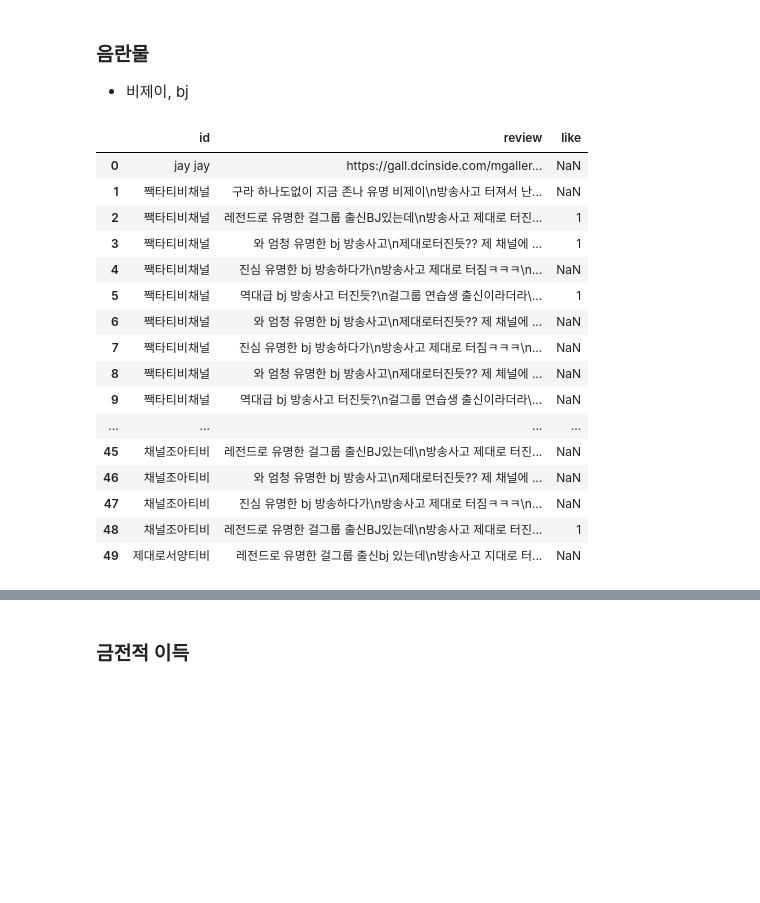
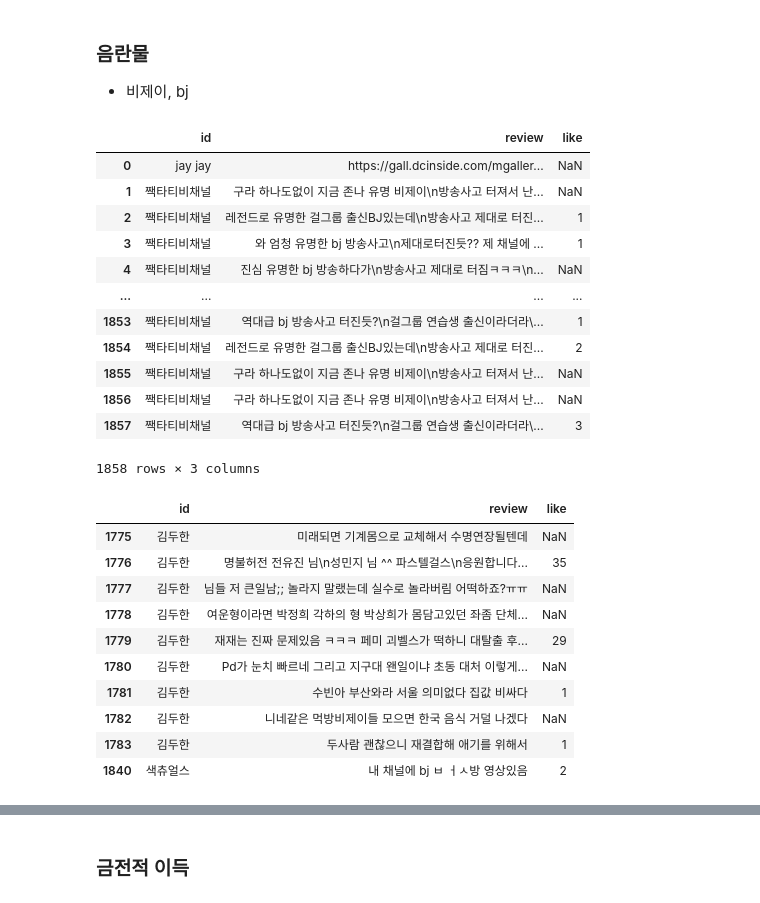
Before and after one commit to subeomsp/TIL_2, a Jupyter notebook: 유튜브 크롤링/BERT 스팸 분류 모델 for Youtube.ipynb, the cells around one changed output, grey strips where cells are left out. Cells and saved outputs as stored; diff of their text form; code cells hidden in the pictures; blank space fills up the shorter version.

```diff
--- a/유튜브 크롤링/BERT 스팸 분류 모델 for Youtube.ipynb
+++ b/유튜브 크롤링/BERT 스팸 분류 모델 for Youtube.ipynb
@@ -1208,33 +1208,46 @@ spam_type1 = pd.DataFrame(columns = temp_type1.columns)
 # %%
 def del_and_show(df_, num, spam_df):
     #해당 인덱스에 해당하는 아이디를 spam_type1에 추가
-    temp_df = df_[df_['id'] == df_['id'].loc[num]]
+    temp_df = df_[df_['id'] == df_['id'].iloc[num]]
     spam_df = pd.concat([spam_df, temp_df])
 
     #해당 인덱스 제거 후 보기
     idx_1 = df_.index
     idx_2 = temp_df.index
     idx = list(set(idx_1) - set(idx_2))
-    return df_.loc[idx], spam_df
+    df = df_.iloc[idx]
+    df.reset_index(inplace=True, drop=bool)
+
+    return df, spam_df
+# %%
+temp_type1
+# %% [output]
+|  | id | review | like |
+| 0 | jay jay | https://gall.dcinside.com/mgaller... | NaN |
+| 1 | 짹타티비채널 | 구라 하나도없이 지금 존나 유명 비제이\n방송사고 터져서 난... | NaN |
+| 2 | 짹타티비채널 | 레전드로 유명한 걸그룹 출신BJ있는데\n방송사고 제대로 터진... | 1 |
+| 3 | 짹타티비채널 | 와 엄청 유명한 bj 방송사고\n제대로터진듯?? 제 채널에 ... | 1 |
+| 4 | 짹타티비채널 | 진심 유명한 bj 방송하다가\n방송사고 제대로 터짐ㅋㅋㅋ\n... | NaN |
+| ... | ... | ... | ... |
+| 1853 | 짹타티비채널 | 역대급 bj 방송사고 터진듯?\n걸그룹 연습생 출신이라더라\... | 1 |
+| 1854 | 짹타티비채널 | 레전드로 유명한 걸그룹 출신BJ있는데\n방송사고 제대로 터진... | 2 |
+| 1855 | 짹타티비채널 | 구라 하나도없이 지금 존나 유명 비제이\n방송사고 터져서 난... | NaN |
+| 1856 | 짹타티비채널 | 구라 하나도없이 지금 존나 유명 비제이\n방송사고 터져서 난... | NaN |
+| 1857 | 짹타티비채널 | 역대급 bj 방송사고 터진듯?\n걸그룹 연습생 출신이라더라\... | 3 |
+1858 rows × 3 columns
 # %%
-temp_type1, spam_type1 = del_and_show(temp_type1, 300, spam_type1)
-temp_type1.iloc[:50]
+temp_type1, spam_type1 = del_and_show(temp_type1, 1421, spam_type1)
+temp_type1.iloc[600:650]
 # %% [output]
 |  | id | review | like |
-| 0 | jay jay | https://gall.dcinside.com/mgaller... | NaN |
-| 1 | 짹타티비채널 | 구라 하나도없이 지금 존나 유명 비제이\n방송사고 터져서 난... | NaN |
-| 2 | 짹타티비채널 | 레전드로 유명한 걸그룹 출신BJ있는데\n방송사고 제대로 터진... | 1 |
-| 3 | 짹타티비채널 | 와 엄청 유명한 bj 방송사고\n제대로터진듯?? 제 채널에 ... | 1 |
-| 4 | 짹타티비채널 | 진심 유명한 bj 방송하다가\n방송사고 제대로 터짐ㅋㅋㅋ\n... | NaN |
-| 5 | 짹타티비채널 | 역대급 bj 방송사고 터진듯?\n걸그룹 연습생 출신이라더라\... | 1 |
-| 6 | 짹타티비채널 | 와 엄청 유명한 bj 방송사고\n제대로터진듯?? 제 채널에 ... | NaN |
-| 7 | 짹타티비채널 | 진심 유명한 bj 방송하다가\n방송사고 제대로 터짐ㅋㅋㅋ\n... | NaN |
-| 8 | 짹타티비채널 | 와 엄청 유명한 bj 방송사고\n제대로터진듯?? 제 체널에 ... | NaN |
-| 9 | 짹타티비채널 | 역대급 bj 방송사고 터진듯?\n걸그룹 연습생 출신이라더라\... | NaN |
-| ... | ... | ... | ... |
-| 45 | 채널조아티비 | 레전드로 유명한 걸그룹 출신BJ있는데\n방송사고 제대로 터진... | NaN |
-| 46 | 채널조아티비 | 와 엄청 유명한 bj 방송사고\n제대로터진듯?? 제 채널에 ... | NaN |
-| 47 | 채널조아티비 | 진심 유명한 bj 방송하다가\n방송사고 제대로 터짐ㅋㅋㅋ\n... | NaN |
-| 48 | 채널조아티비 | 레전드로 유명한 걸그룹 출신BJ있는데\n방송사고 제대로 터진... | 1 |
-| 49 | 제대로서양티비 | 레전드로 유명한 걸그룹 출신bj 있는데\n방송사고 지대로 터... | NaN |
+| 1775 | 김두한 | 미래되면 기계몸으로 교체해서 수명연장될텐데 | NaN |
+| 1776 | 김두한 | 명불허전 전유진 님\n성민지 님 ^^ 파스텔걸스\n응원합니다... | 35 |
+| 1777 | 김두한 | 님들 저 큰일남;; 놀라지 말랬는데 실수로 놀라버림 어떡하죠?ㅠㅠ | NaN |
+| 1778 | 김두한 | 여운형이라면 박정희 각하의 형 박상희가 몸담고있던 좌좀 단체... | NaN |
+| 1779 | 김두한 | 재재는 진짜 문제있음 ㅋㅋㅋ 페미 괴벨스가 떡하니 대탈출 후... | 29 |
+| 1780 | 김두한 | Pd가 눈치 빠르네 그리고 지구대 왠일이냐 초동 대처 이렇게... | NaN |
+| 1781 | 김두한 | 수빈아 부산와라 서울 의미없다 집값 비싸다 | 1 |
+| 1782 | 김두한 | 니네같은 먹방비제이들 모으면 한국 음식 거덜 나겠다 | NaN |
+| 1783 | 김두한 | 두사람 괜찮으니 재결합해 애기를 위해서 | 1 |
+| 1840 | 색츄얼스 | 내 채널에 bj ㅂ ㅓㅅ방 영상있음 | 2 |
 # %%
```
Also changed, not shown: parts of 10 cells of this notebook.
